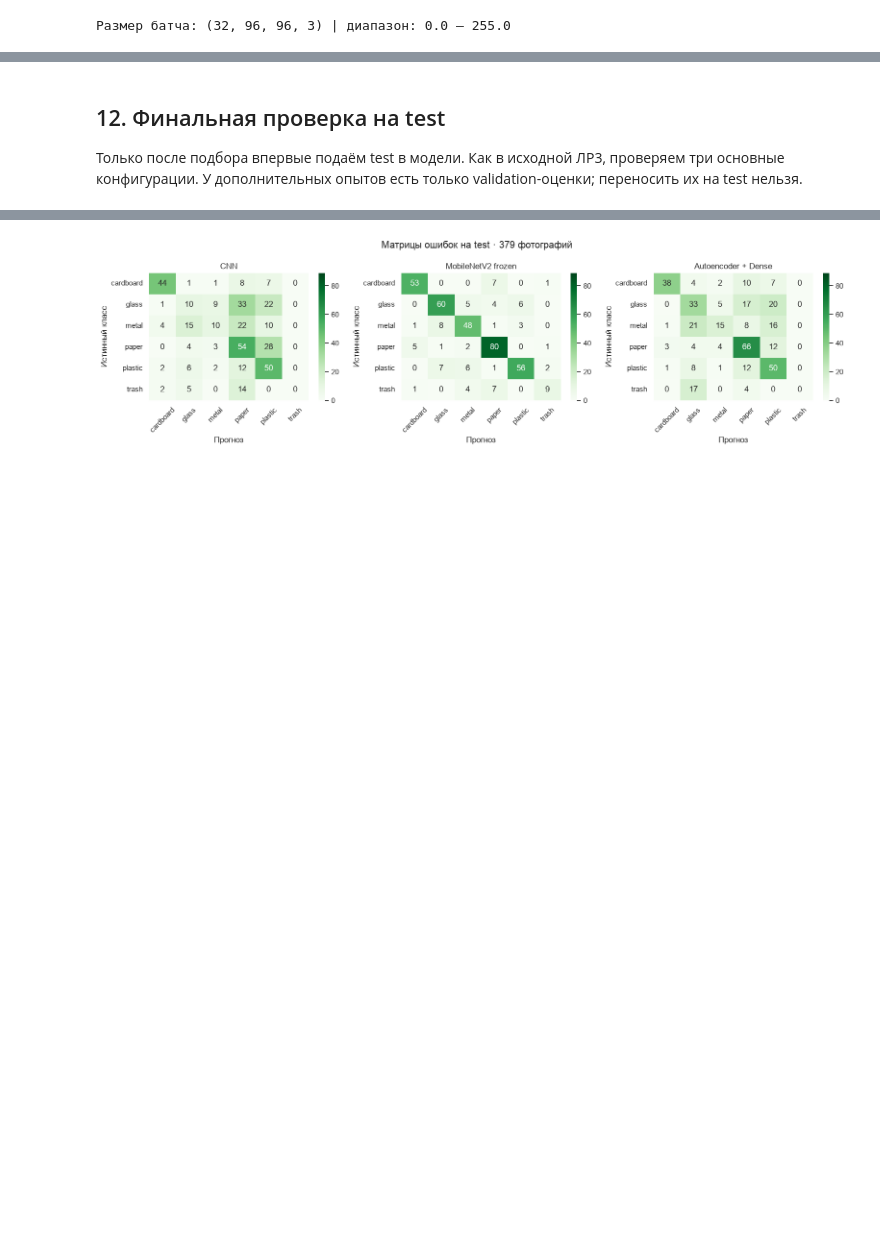
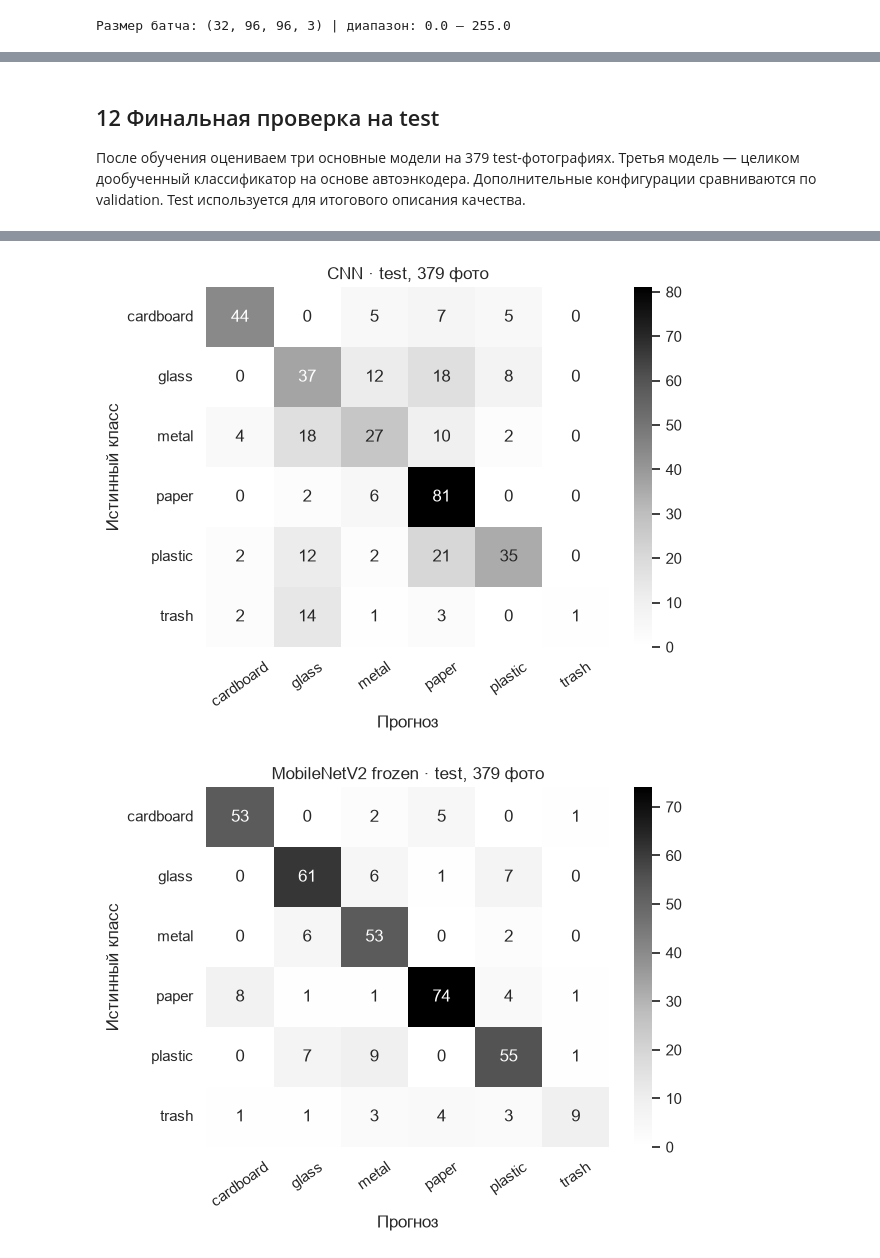
Before and after one commit to Artorias-Abyss/Homework-Leha-1, a Jupyter notebook: ЛР3_вариант6_классификация_отходов_Kaggle.ipynb, the cells around one changed output, grey strips where cells are left out. Saved outputs shown, nothing was run; the diff lists cells and outputs as text; code cells hidden in the pictures; blank space fills up the shorter version.

```diff
--- a/ЛР3_вариант6_классификация_отходов_Kaggle.ipynb
+++ b/ЛР3_вариант6_классификация_отходов_Kaggle.ipynb
@@ -256,7 +338,7 @@ def build_cnn(width=32,drop=.35,l2=1e-4,use_aug=True):
     x=tf.keras.layers.Dense(64,activation="relu",kernel_regularizer=reg)(x); out=tf.keras.layers.Dense(NUM_CLASSES,activation="softmax")(x)
     m=tf.keras.Model(inp,out,name="custom_CNN"); m.compile(optimizer=tf.keras.optimizers.Adam(1e-3),loss="sparse_categorical_crossentropy",metrics=["accuracy"]); return m
 cnn=build_cnn(); print("Модель A: Conv2D 32→64→128 → GAP → Dense128 → Dropout(.35) → Dense64 → Softmax(6); L2=1e-4; augmentation=flip/rotation"); cnn.summary()
-h_cnn=cnn.fit(train_ds,validation_data=val_ds,epochs=10 * EPOCH_MULTIPLIER,shuffle=False,callbacks=[tf.keras.callbacks.EarlyStopping(monitor="val_loss",patience=2 * EPOCH_MULTIPLIER,restore_best_weights=True)],verbose=2)
+h_cnn = train_model(cnn, train_ds, val_ds, "cnn", EPOCHS["cnn"])
 curves(h_cnn,"Основная модель A — собственная CNN")
 val_probs["CNN"]=cnn.predict(val_ds,verbose=0); results["CNN"]=score(Y_VAL,val_probs["CNN"])
 # %% [output]
@@ -308,6 +388,6 @@ Epoch 10/10
 MobileNetV2 с ImageNet-весами используется как готовый извлекатель визуальных признаков. Свёрточная основа заморожена, обучается регуляризованная Dense-голова на шесть классов отходов. `preprocess_input` приводит пиксели к диапазону `[-1,1]`, ожидаемому сетью. Аугментация действует только на тренировочные примеры. На графиках оцениваем скорость обучения и переобучение.
 # %%
-MOBILENET_WEIGHTS = Path("lr3/data/mobilenet_v2_weights_tf_dim_ordering_tf_kernels_1.0_96_no_top.h5")
+MOBILENET_WEIGHTS = DATA_DIR / "mobilenet_v2_weights_tf_dim_ordering_tf_kernels_1.0_96_no_top.h5"
 
 def build_mobile():
     weights = str(MOBILENET_WEIGHTS) if MOBILENET_WEIGHTS.is_file() else "imagenet"
@@ -317,7 +397,7 @@ def build_mobile():
     out=tf.keras.layers.Dense(NUM_CLASSES,activation="softmax")(x); m=tf.keras.Model(inp,out,name="MobileNetV2_transfer")
     m.compile(optimizer=tf.keras.optimizers.Adam(1e-3),loss="sparse_categorical_crossentropy",metrics=["accuracy"]); return m,base
 mobile,mobile_base=build_mobile(); print("Модель B: frozen MobileNetV2 ImageNet → GAP → Dense128(L2) → Dropout(.35) → Softmax(6); обучается только голова"); print("Обучаемых параметров:",sum(np.prod(v.shape) for v in mobile.trainable_weights)); mobile.summary()
-h_mobile=mobile.fit(train_ds,validation_data=val_ds,epochs=7 * EPOCH_MULTIPLIER,shuffle=False,callbacks=[tf.keras.callbacks.EarlyStopping(monitor="val_loss",patience=2 * EPOCH_MULTIPLIER,restore_best_weights=True)],verbose=2)
+h_mobile = train_model(mobile, train_ds, val_ds, "mobile", EPOCHS["mobile"])
 curves(h_mobile,"Основная модель B — MobileNetV2, frozen backbone")
 val_probs["MobileNetV2 frozen"]=mobile.predict(val_ds,verbose=0); results["MobileNetV2 frozen"]=score(Y_VAL,val_probs["MobileNetV2 frozen"])
 # %% [output]
@@ -534,5 +755,13 @@ Epoch 10/10
 Validation используется для сравнения, но test остаётся нетронутым. Macro-F1 и balanced accuracy усредняются по классам; cross-entropy учитывает уверенность прогнозов. Значения ниже помогают интерпретировать влияние аугментации, transfer learning и размерности embeddings.
 # %%
-val_table=pd.DataFrame(results).T.sort_values("macro_f1",ascending=False); display(val_table.style.format("{:.3f}").background_gradient(cmap="YlGn",subset=["macro_f1","balanced_accuracy"]))
-ax=val_table[["macro_f1","balanced_accuracy"]].sort_values("macro_f1").plot(kind="barh",figsize=(9,4.4),xlim=(0,1),title=f"Validation · {len(val_df)} фотографий",color=["#246759","#b95a31"]); ax.set_xlabel("Значение метрики"); ax.set_ylabel("Конфигурация"); ax.grid(axis="x",alpha=.25); plt.tight_layout(); plt.show()
+val_table = pd.DataFrame(results).T.sort_values("macro_f1", ascending=False)
+display(val_table[["accuracy", "balanced_accuracy", "macro_precision", "macro_recall", "macro_f1", "cross_entropy"]].round(3))
+ax = val_table[["macro_f1", "balanced_accuracy"]].sort_values("macro_f1").plot(
+    kind="barh", figsize=(10, 5), xlim=(0, 1),
+    title=f"Validation · {len(val_df)} фотографий", color=["#246759", "#b95a31"],
+)
+ax.set_xlabel("Значение метрики"); ax.set_ylabel("Конфигурация")
+ax.grid(axis="x", alpha=.25); plt.tight_layout(); plt.show()
+print("Фактические эпохи и лучшие контрольные точки")
+display(pd.DataFrame(training_runs).round(3))
 # %% [output]
@@ -547,20 +790,25 @@ ax=val_table[["macro_f1","balanced_accuracy"]].sort_values("macro_f1").plot(kind
 # %% [markdown]
-## 12. Финальная проверка на test
+## 12 Финальная проверка на test
 
-Только после подбора впервые подаём test в модели. Как в исходной ЛР3, проверяем три основные конфигурации. У дополнительных опытов есть только validation-оценки; переносить их на test нельзя.
+После обучения оцениваем три основные модели на 379 test-фотографиях. Третья модель — целиком дообученный классификатор на основе автоэнкодера. Дополнительные конфигурации сравниваются по validation. Test используется для итогового описания качества.
 # %%
 test_ds = make_ds(test_df)
 Y_TEST = test_df.label.to_numpy()
-Xte = embed(encoder, test_df)
-core={"CNN":cnn,"MobileNetV2 frozen":mobile,"Autoencoder + Dense":head}
-for name,m in core.items(): test_probs[name]=m.predict(Xte if name=="Autoencoder + Dense" else test_ds,verbose=0)
-test_table=pd.DataFrame({n:score(Y_TEST,p) for n,p in test_probs.items()}).T
-display(test_table.style.format("{:.3f}").background_gradient(cmap="YlGn",subset=["macro_f1","balanced_accuracy"]))
-fig,axes=plt.subplots(1,3,figsize=(16,4.5))
-for ax,(name,probs) in zip(axes,test_probs.items()):
-    cm=confusion_matrix(Y_TEST,probs.argmax(axis=1),labels=np.arange(NUM_CLASSES)); assert cm.sum() == len(test_df); sns.heatmap(cm,annot=True,fmt="d",cmap="Greens",vmin=0,vmax=int(np.bincount(Y_TEST).max()),xticklabels=class_names,yticklabels=class_names,ax=ax)
-    ax.set_title(name); ax.set_xlabel("Прогноз"); ax.set_ylabel("Истинный класс"); ax.tick_params(axis="x",rotation=45); ax.tick_params(axis="y",rotation=0)
-plt.suptitle(f"Матрицы ошибок на test · {len(test_df)} фотографий"); plt.tight_layout(); plt.show()
-best_val=val_table.index[0]; print("Лучший вариант по validation macro-F1:",best_val)
-print("Отчёт по CNN на test:"); print(classification_report(Y_TEST,test_probs["CNN"].argmax(axis=1),target_names=class_names,zero_division=0))
+core = {"CNN": cnn, "MobileNetV2 frozen": mobile, "AE classifier": classifier}
+for name, model in core.items():
+    test_probs[name] = model.predict(test_ds, verbose=0)
+test_table = pd.DataFrame({name: score(Y_TEST, probs) for name, probs in test_probs.items()}).T
+display(test_table[["accuracy", "balanced_accuracy", "macro_precision", "macro_recall", "macro_f1", "cross_entropy"]].round(3))
+for name, probs in test_probs.items():
+    cm = confusion_matrix(Y_TEST, probs.argmax(axis=1), labels=np.arange(NUM_CLASSES))
+    assert cm.sum() == len(test_df)
+    fig, ax = plt.subplots(figsize=(6.4, 5))
+    sns.heatmap(cm, annot=True, fmt="d", cmap="Greys", vmin=0,
+                xticklabels=class_names, yticklabels=class_names, ax=ax)
+    ax.set_title(f"{name} · test, {len(test_df)} фото")
+    ax.set_xlabel("Прогноз"); ax.set_ylabel("Истинный класс")
+    ax.tick_params(axis="x", rotation=35); ax.tick_params(axis="y", rotation=0)
+    plt.tight_layout(); plt.show()
+print("Отчёт по классификатору на основе автоэнкодера")
+print(classification_report(Y_TEST, test_probs["AE classifier"].argmax(axis=1), target_names=class_names, zero_division=0))
 # %% [output]
@@ -571 +819,2 @@ print("Отчёт по CNN на test:"); print(classification_report(Y_TEST,test
-[figure, old version]
+[figure, new version]
+[figure, added]
```
Also changed, not shown: parts of 32 cells of this notebook, 20 other files.
